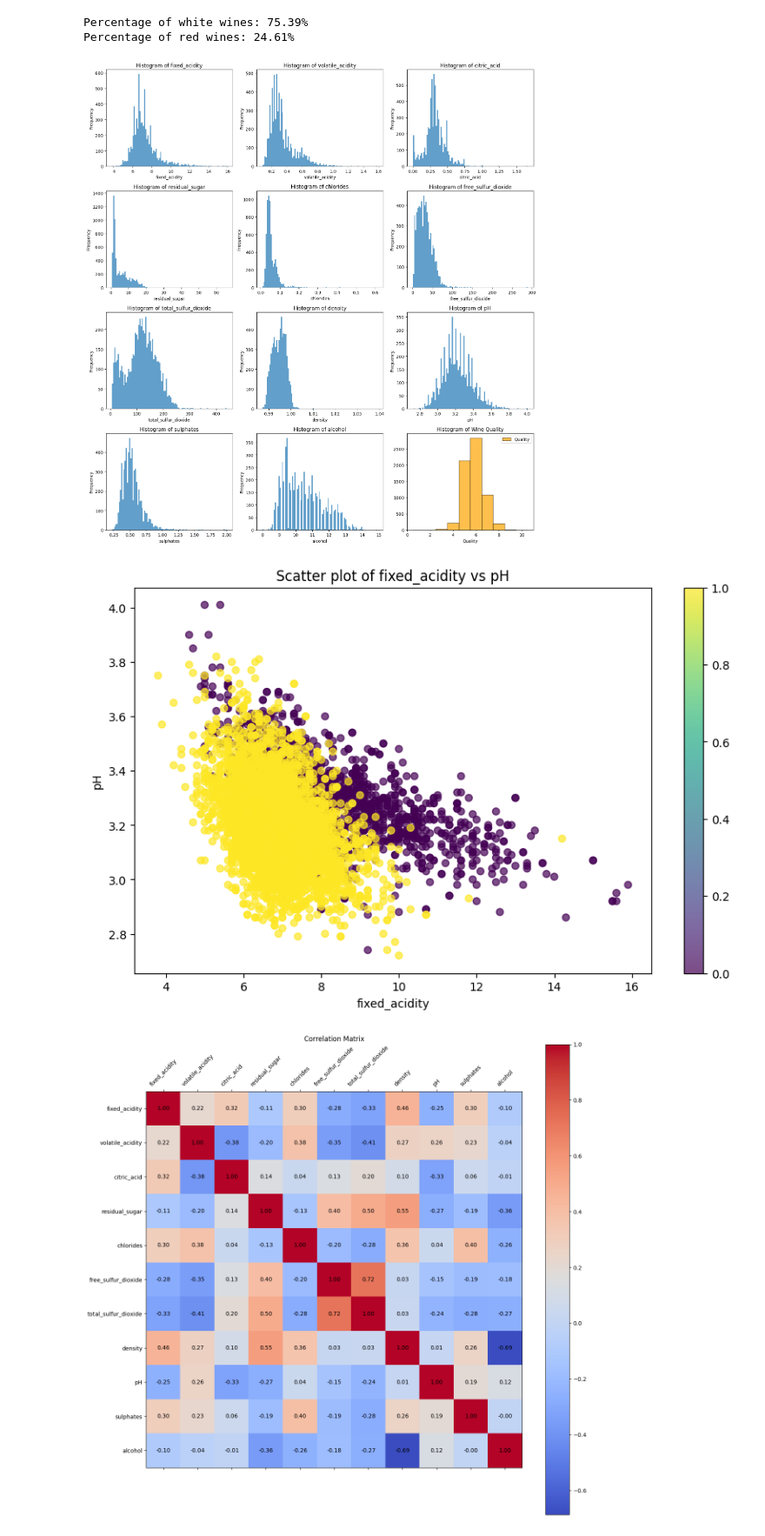
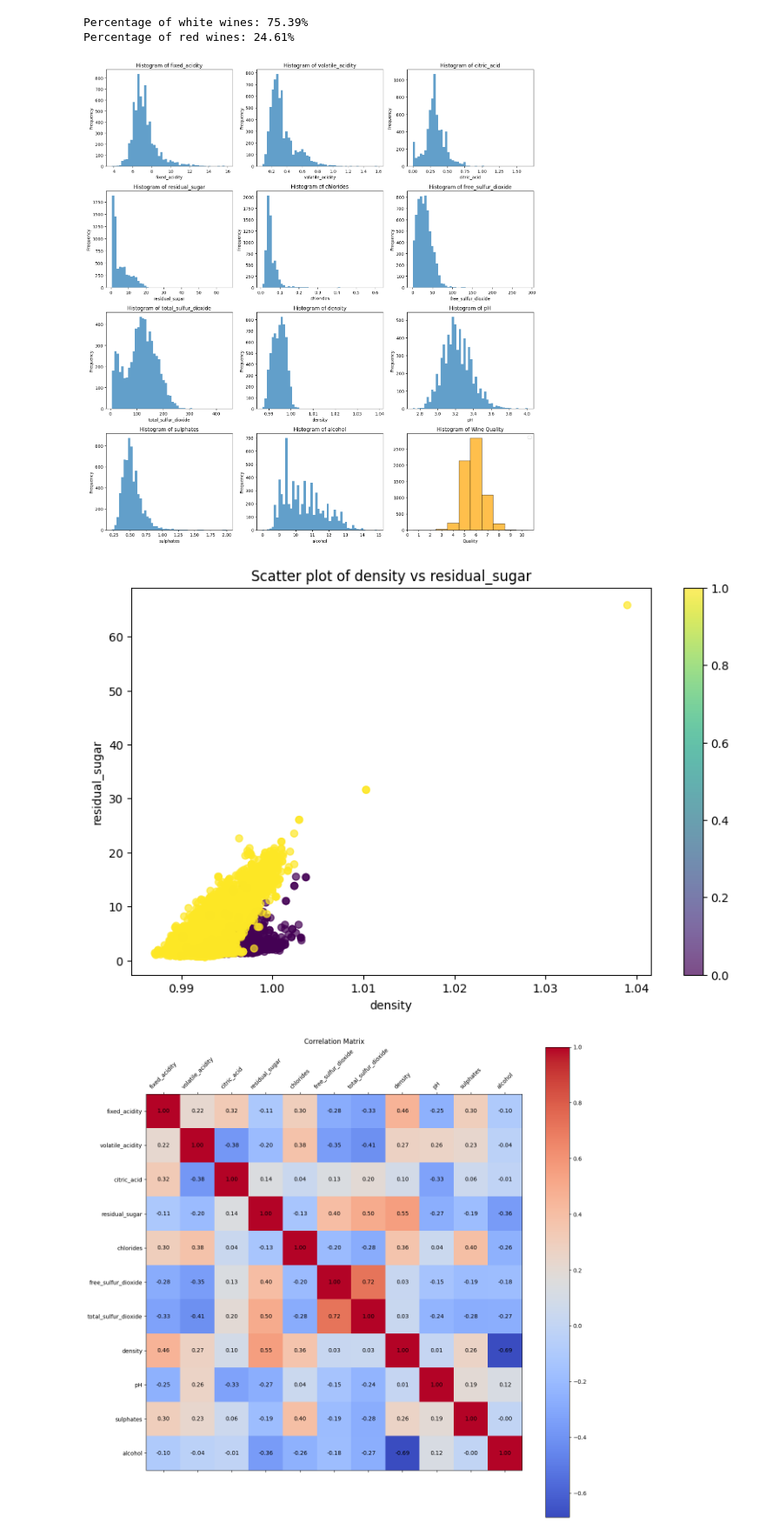
Before and after one commit to 2T1F/wine, a Jupyter notebook: explore.ipynb, the cells around one changed output. Shown: that part at 87% size. Cells and saved outputs as stored; diff of their text form; code cells hidden in the pictures.

```diff
--- a/explore.ipynb
+++ b/explore.ipynb
@@ -55,14 +55,16 @@ def plot_histograms(X, y):
 
     for i, feature in enumerate(X.columns):
         ax = axes[i // 3, i % 3]
-        ax.hist(X[feature], bins=100, alpha=0.7, label='Feature')
+        ax.hist(X[feature], bins=50, alpha=0.7, label='Feature')
         ax.set_title(f'Histogram of {feature}')
         ax.set_xlabel(feature)
         ax.set_ylabel('Frequency')
     # Add quality distribution
     ax = axes[-1, -1]  # Last subplot
     # Histogram binned by discrete quality values between 0 and 10
-    ax.hist(y, bins=np.arange(0.5, 11.5, 1), alpha=0.7, color='orange', label='Quality', edgecolor='black')
+    ax.hist(y, bins=np.arange(0.5, 11.5, 1), alpha=0.7, color='orange', edgecolor='black')
+    # Set x-ticks to show quality values
+    ax.set_xticks(np.arange(0, 11, 1))
     ax.set_title('Histogram of Wine Quality')
     ax.set_xlabel('Quality')
 
@@ -71,20 +73,20 @@ def plot_histograms(X, y):
     plt.show()
 plot_histograms(X, y)
 # %% [output]
-[figure, old version]
+[figure, new version]
 # %%
 def scatter_plot(X, y, feature1, feature2, color_feature):
     plt.figure(figsize=(10, 6))
     scatter = plt.scatter(X[feature1], X[feature2], c=color_feature, cmap='viridis', alpha=0.7)
     plt.colorbar(scatter)
     plt.xlabel(feature1)
     plt.ylabel(feature2)
     plt.title(f'Scatter plot of {feature1} vs {feature2}')
     plt.show()
 
-scatter_plot(X, y, 'fixed_acidity', 'pH', color)
+scatter_plot(X, y, 'density', 'residual_sugar', color)
 # %% [output]
-[figure, old version]
+[figure, new version]
 # %%
 from sklearn.preprocessing import StandardScaler
 X_scaled = StandardScaler().fit_transform(X)
```
Also changed, not shown: parts of 8 cells of this notebook.
